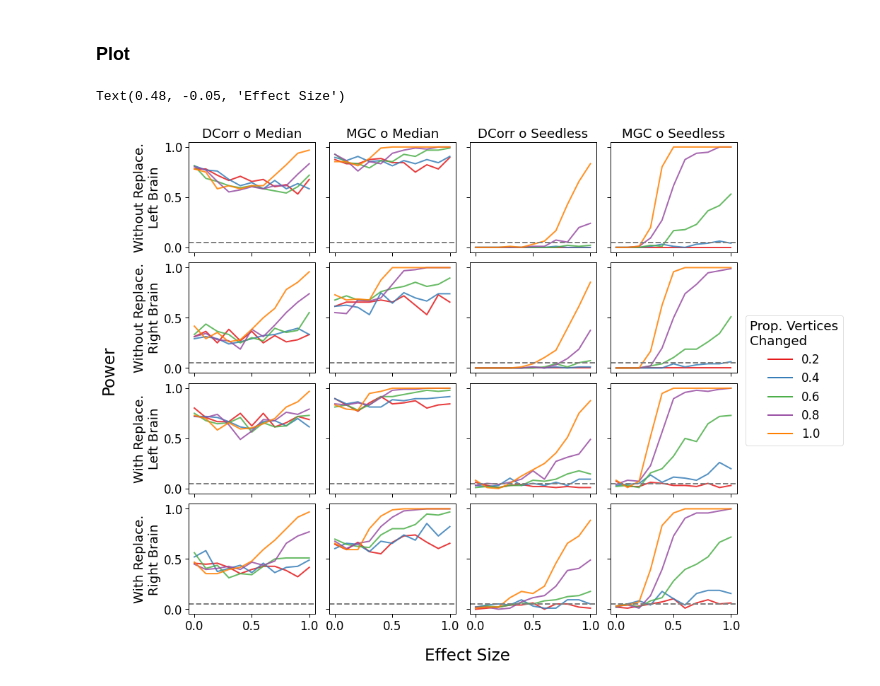
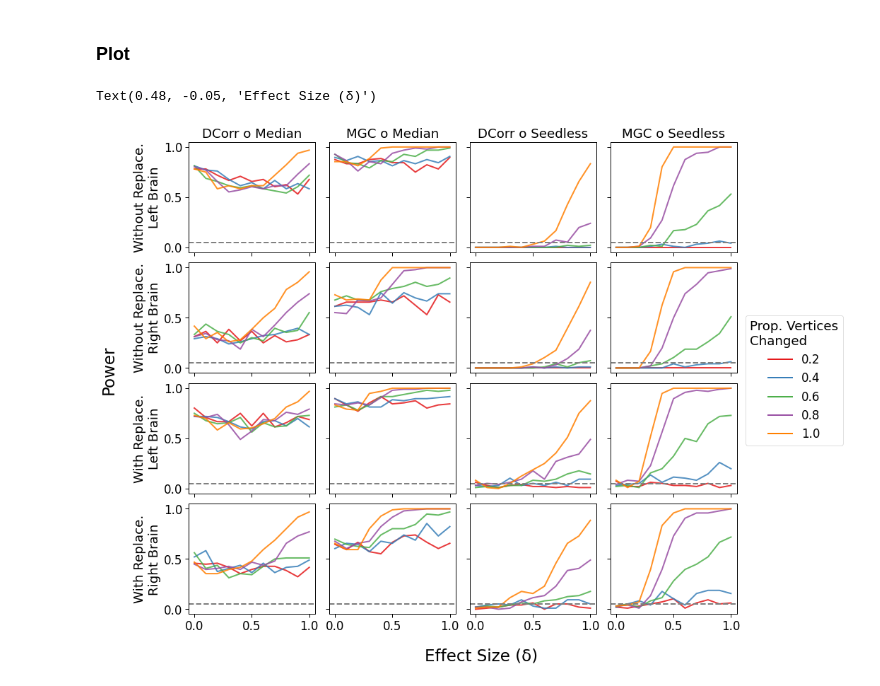
Before and after one commit to neurodata/j1c-experiments, a Jupyter notebook: ldt/synthetic2.ipynb, the cells around one changed output. Saved outputs shown, nothing was run; the diff lists cells and outputs as text; code cells hidden in the pictures.

```diff
--- a/ldt/synthetic2.ipynb
+++ b/ldt/synthetic2.ipynb
@@ -349,36 +349,36 @@ for row, df in enumerate(dfs):
 
         # Set col title
         if row == 0:
             ax[row, col].set_title(col_titles[col_name])
 
         #ax[row, col].set_xticks([])
         #ax[row, col].set_yticks([])
         ax[row, col].set_yticks([0, 0.5,  1])
         ax[row, col].set_xlabel("")
 
         ax[row, col].axhline(0.05, c='gray', ls='--')
 
 for i in range(4):
     for j in range(4):
         handles, labels = ax[i, j].get_legend_handles_labels()
         #labels[0] = "Prop. Vertices\nChanged" # Rename the title of legend
         ax[i, j].legend().remove()
 
 legend = fig.legend(
     handles=handles,
     labels=["0.2", "0.4", "0.6", "0.8", "1.0"],
     ncol = 1,
     loc='center right',
     bbox_to_anchor=(1.175, .5),
     bbox_transform=plt.gcf().transFigure,
     title = "Prop. Vertices\nChanged"
 )
 
 fig.text(-0.05, .48, "Power", rotation="vertical", fontsize=23)
-fig.text(.48, -0.05, "Effect Size", fontsize=23)
+fig.text(.48, -0.05, "Effect Size (δ)", fontsize=23)
 # %% [output]
-Text(0.48, -0.05, 'Effect Size')
+Text(0.48, -0.05, 'Effect Size (δ)')
-[figure, old version]
+[figure, new version]
 # %%
 fig.savefig("./figures/power_curve_final.pdf", bbox_inches='tight')
 fig.savefig("./figures/power_curve_final.png", bbox_inches='tight', dpi=300)
```
Also changed, not shown: 2 other files.
